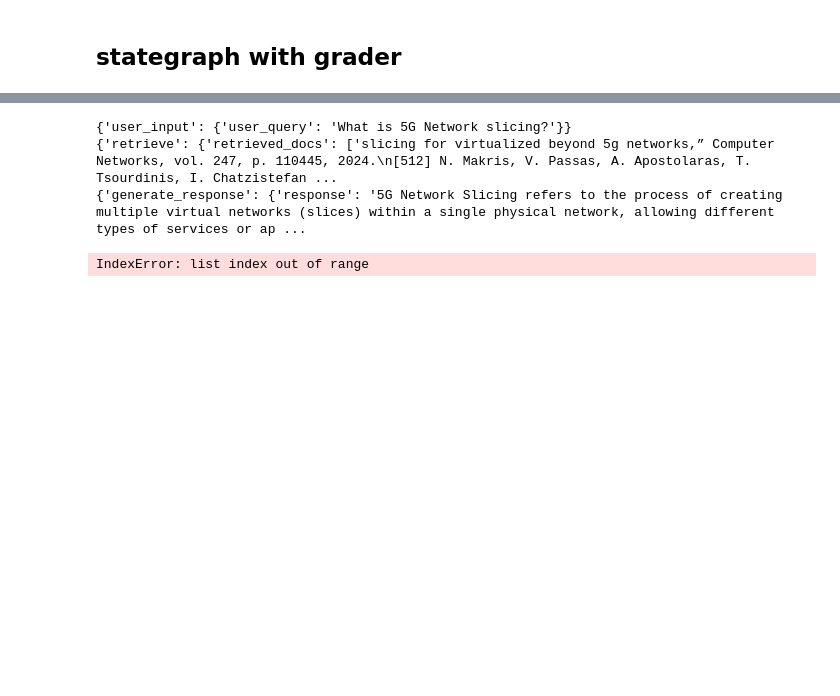
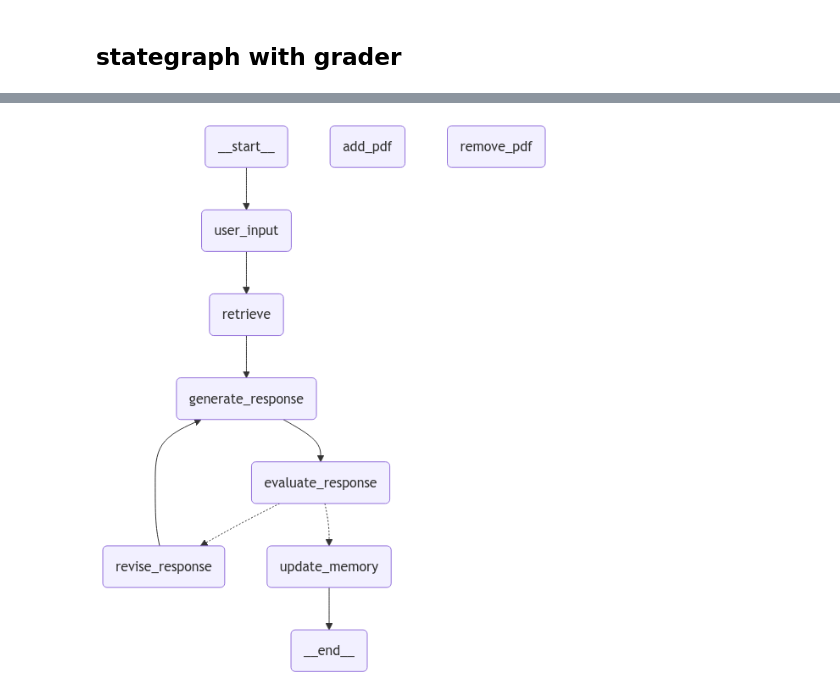
Before and after one commit to CENG415-Thesis/Server-RAG, a Jupyter notebook: stateful_rag.ipynb, the cells around one changed output, grey strips where cells are left out. Drawn from its saved outputs; the diff is of its cells as text; code cells hidden in the pictures; blank space fills up the shorter version.

```diff
--- a/stateful_rag.ipynb
+++ b/stateful_rag.ipynb
@@ -380,10 +338,5 @@ KeyboardInterrupt:
-# %%
-# Örnek çalıştırma
-test_input = {"user_query": "What is 5G Network slicing?"}
-for s in rag_graph.stream(test_input):
-    print(s)
-# %% [output]
-{'user_input': {'user_query': 'What is 5G Network slicing?'}}
-{'retrieve': {'retrieved_docs': ['slicing for virtualized beyond 5g networks,” Computer Networks, vol. 247, p. 110445, 2024.\n[512] N. Makris, V. Passas, A. Apostolaras, T. Tsourdinis, I. Chatzistefan ...
-{'generate_response': {'response': '5G Network Slicing refers to the process of creating multiple virtual networks (slices) within a single physical network, allowing different types of services or ap ...
-IndexError: list index out of range
+# %%
+from IPython.display import Image, display
+display(Image(rag_graph.get_graph().draw_mermaid_png()))
+# %% [output]
+[figure, added]
```
Also changed, not shown: parts of 9 cells of this notebook, 2 other files.
